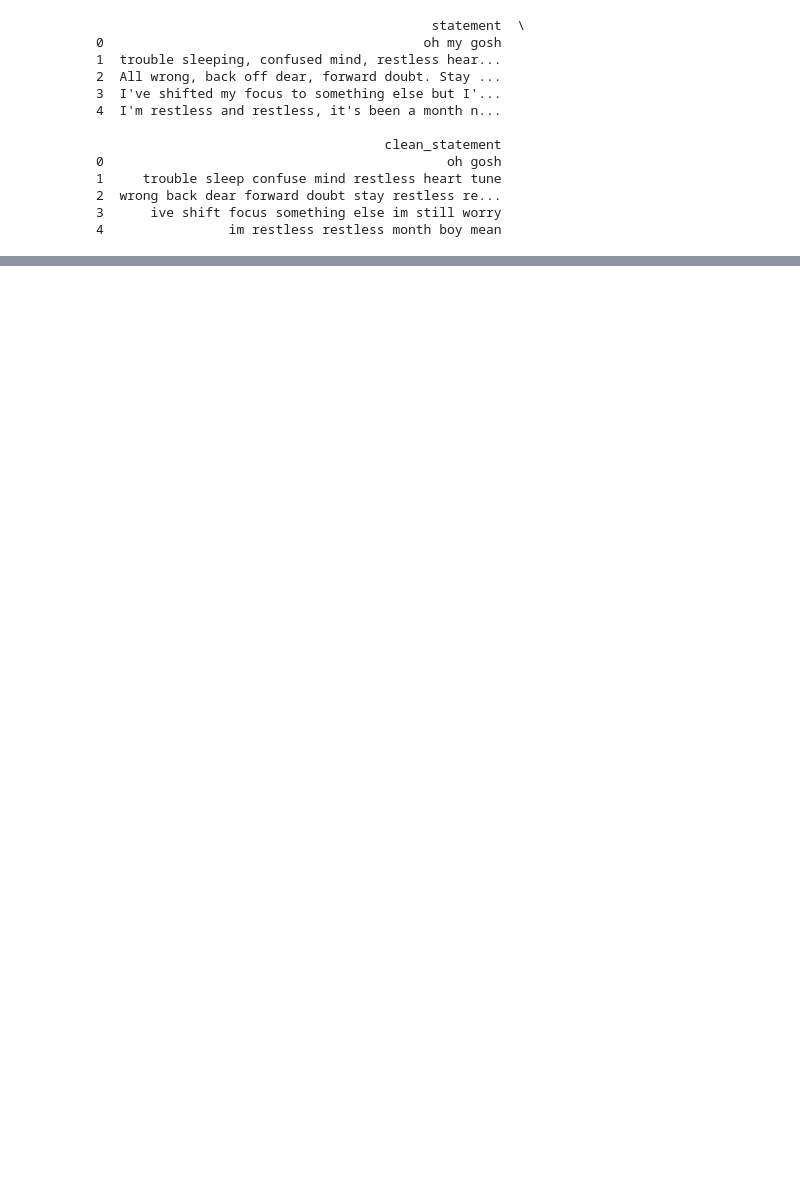
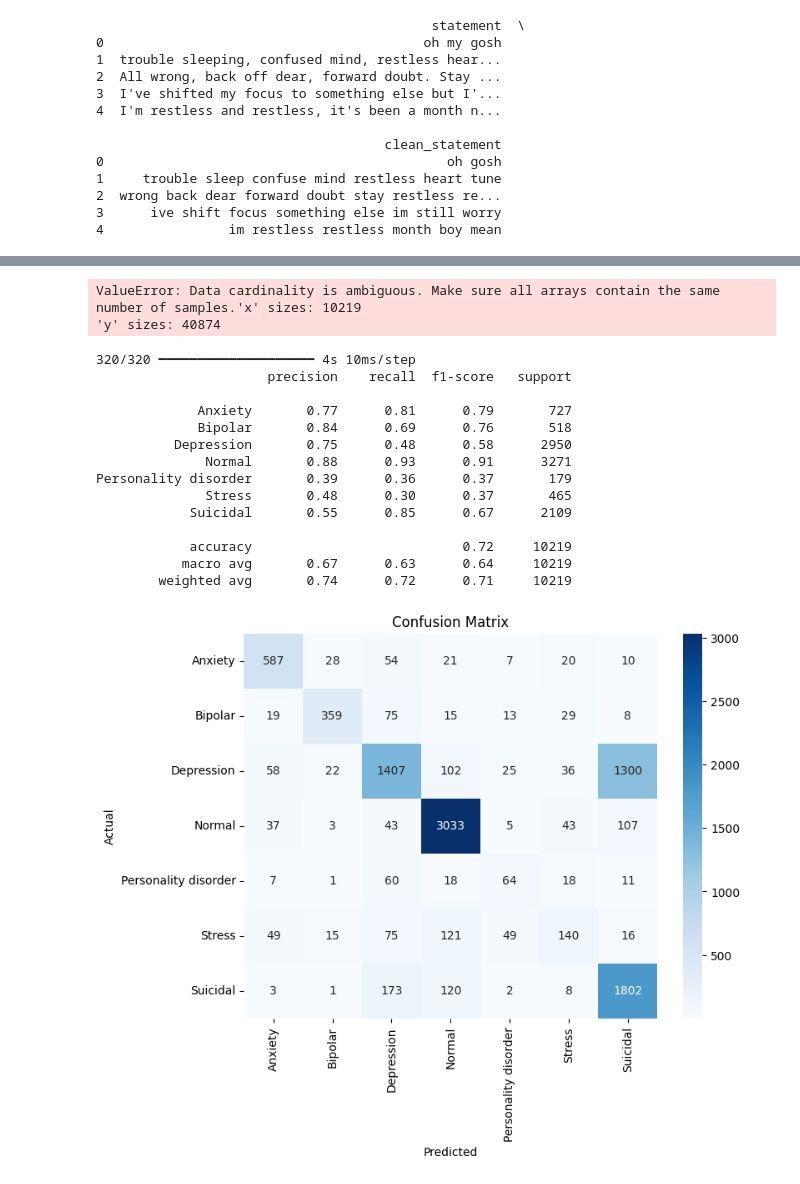
Before and after one commit to AbdulRahman-MFarag/MentalHealth-NLP, a Jupyter notebook: mentalhealth.ipynb, the cells around one changed output, grey strips where cells are left out. Drawn from its saved outputs; the diff is of its cells as text; code cells hidden in the pictures; blank space fills up the shorter version.

```diff
--- a/mentalhealth.ipynb
+++ b/mentalhealth.ipynb
@@ -313,0 +377,19 @@ plt.show()
+# %%
+reduce_lr = ReduceLROnPlateau(
+    monitor='val_loss',
+    factor=0.5,
+    patience=2,
+    min_lr=0.00001,
+    verbose=1
+)
+# %%
+history = model.fit(
+    X_train_pad,
+    y_train,
+    validation_split=0.2,
+    epochs=100,
+    batch_size=32,
+    class_weight=class_weights_dict,
+    callbacks=[early_stop, reduce_lr],
+    verbose=1
+)
@@ -313,0 +414,45 @@ plt.show()
+# %%
+loss, accuracy = model.evaluate(X_test_pad, y_test, verbose=0)
+
+print(f"\nTest Set Results:")
+print(f"  Loss: {loss:.4f}")
+print(f"  Accuracy: {accuracy:.4f} ({accuracy*100:.2f}%)")
+# %% [output]
+ValueError: Data cardinality is ambiguous. Make sure all arrays contain the same number of samples.'x' sizes: 10219
+'y' sizes: 40874
+# %%
+from sklearn.metrics import classification_report, confusion_matrix
+import seaborn as sns
+import matplotlib.pyplot as plt
+
+# Get predictions
+y_pred = model.predict(X_test_pad)
+y_pred_classes = np.argmax(y_pred, axis=1)
+
+# Classification report
+print(classification_report(y_test, y_pred_classes, target_names=le.classes_))
+
+# Confusion matrix
+cm = confusion_matrix(y_test, y_pred_classes)
+plt.figure(figsize=(8, 6))
+sns.heatmap(cm, annot=True, fmt='d', cmap='Blues', xticklabels=le.classes_, yticklabels=le.classes_)
+plt.title('Confusion Matrix')
+plt.xlabel('Predicted')
+plt.ylabel('Actual')
+plt.show()
+# %% [output]
+320/320 ━━━━━━━━━━━━━━━━━━━━ 4s 10ms/step
+                      precision    recall  f1-score   support
+
+             Anxiety       0.77      0.81      0.79       727
+             Bipolar       0.84      0.69      0.76       518
+          Depression       0.75      0.48      0.58      2950
+              Normal       0.88      0.93      0.91      3271
+Personality disorder       0.39      0.36      0.37       179
+              Stress       0.48      0.30      0.37       465
+            Suicidal       0.55      0.85      0.67      2109
+
+            accuracy                           0.72     10219
+           macro avg       0.67      0.63      0.64     10219
+        weighted avg       0.74      0.72      0.71     10219
+[figure, added]
```
Also changed, not shown: parts of 11 cells of this notebook.
